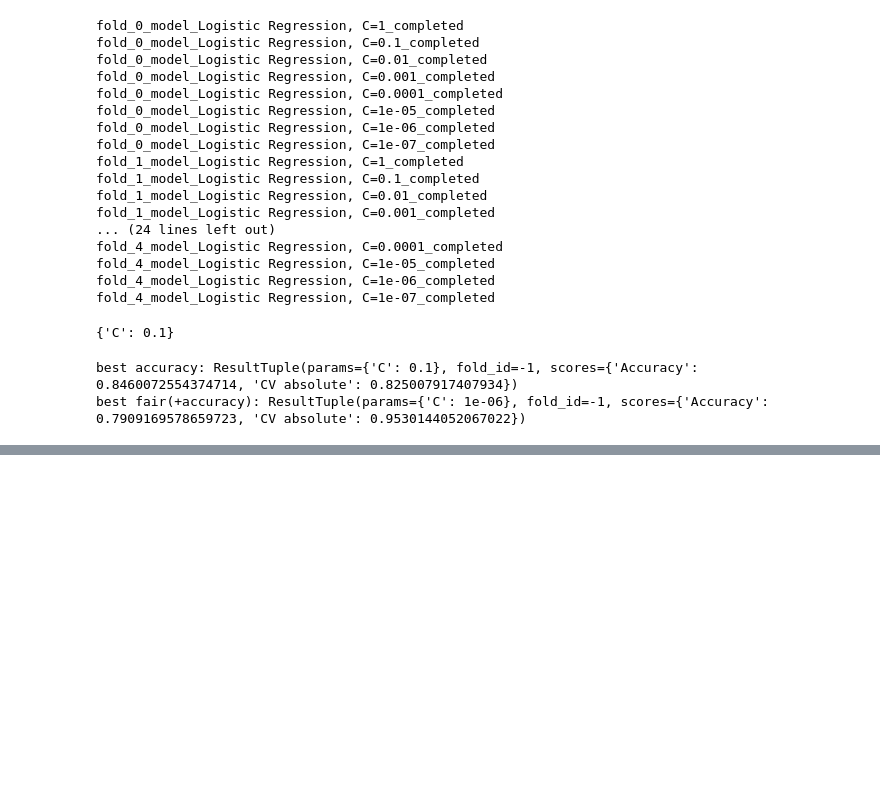
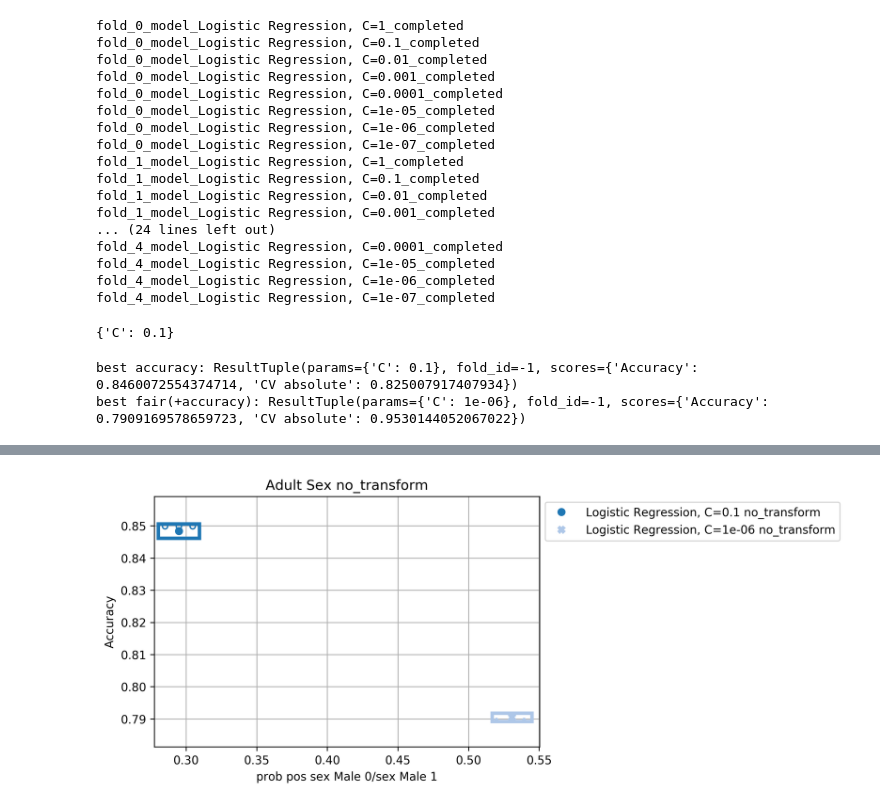
Before and after one commit to wearepal/ethicml-models, a Jupyter notebook: experiments/example_backup.ipynb, the cells around one changed output, grey strips where cells are left out. Drawn from its saved outputs; the diff is of its cells as text; code cells hidden in the pictures; blank space fills up the shorter version.

```diff
--- a/experiments/example_backup.ipynb
+++ b/experiments/example_backup.ipynb
@@ -123,7 +125,7 @@ best accuracy: ResultTuple(params={'C': 0.1}, fold_id=-1, scores={'Accuracy': 0.
 best fair(+accuracy): ResultTuple(params={'C': 1e-06}, fold_id=-1, scores={'Accuracy': 0.7909169578659723, 'CV absolute': 0.9530144052067022})
 # %%
 lr_best_acc_model = LR(**lr_best_acc.params)
-results = evaluate_models(
+results_cv = evaluate_models(
     datasets=[Adult()],
     inprocess_models=[LR(**lr_best_fair.params), lr_best_acc_model],
     metrics=[Accuracy(), ProbPos(), TPR(), TNR()],
@@ -131,7 +133,7 @@ results = evaluate_models(
     repeats=3,
     delete_prev=True,  # delete previous results
 )
-results
+results_cv
 # %% [output]
 |  |  |  |  | Accuracy | TNR | TNR_sex_Male_0 | TNR_sex_Male_0-sex_Male_1 | ... |
 | dataset | transform | model | repeat |  |  |  |  | ... |
@@ -145,0 +146,5 @@ plot_mean_std_box(results, Accuracy(), ProbPos())
+# %%
+figs_plots = plot_mean_std_box(results_cv, Accuracy(), ProbPos(), save=False)
+figs_plots[1][0]
+# %% [output]
+[figure, added]
```
Also changed, not shown: parts of 8 cells of this notebook.
